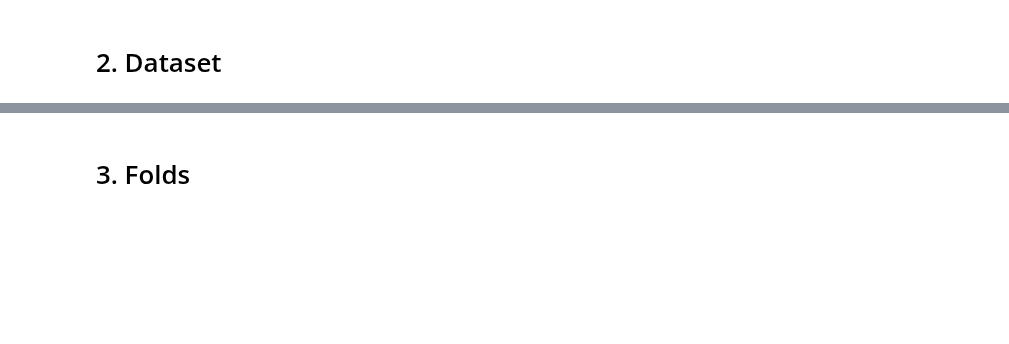
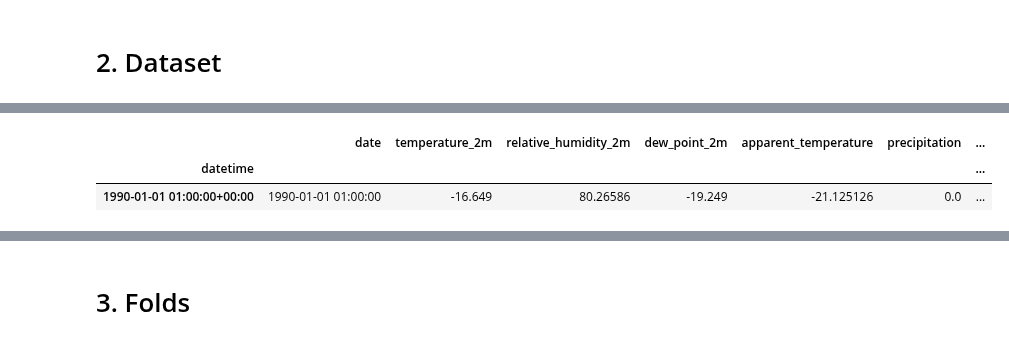
Before and after one commit to MadMax1995bb/powder_alert2.0, a Jupyter notebook: notebooks/notebook_model_DL_temperature.ipynb, the cells around one changed output, grey strips where cells are left out. Cells and saved outputs as stored; diff of their text form; code cells hidden in the pictures; blank space fills up the shorter version.

```diff
--- a/notebooks/notebook_model_DL_temperature.ipynb
+++ b/notebooks/notebook_model_DL_temperature.ipynb
@@ -114,4 +115,10 @@ month_cos                      -0.781164
 Name: temperature_2m, dtype: float64
+# %%
+df.head(1)
+# %% [output]
+|  | date | temperature_2m | relative_humidity_2m | dew_point_2m | apparent_temperature | precipitation | ... |
+| datetime |  |  |  |  |  |  | ... |
+| 1990-01-01 01:00:00+00:00 | 1990-01-01 01:00:00 | -16.649 | 80.26586 | -19.249 | -21.125126 | 0.0 | ... |
 # %%
 df = df.drop(columns='date')
 df.shape
```
Also changed, not shown: parts of 29 cells of this notebook.
